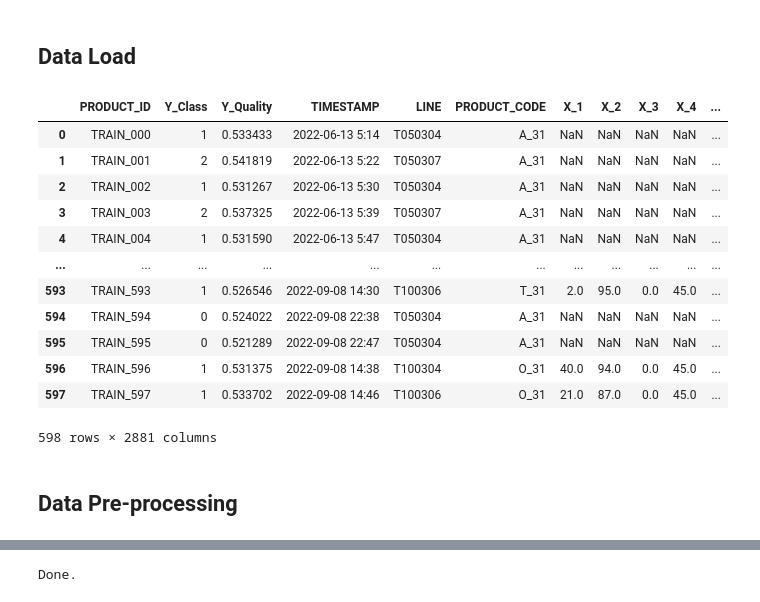
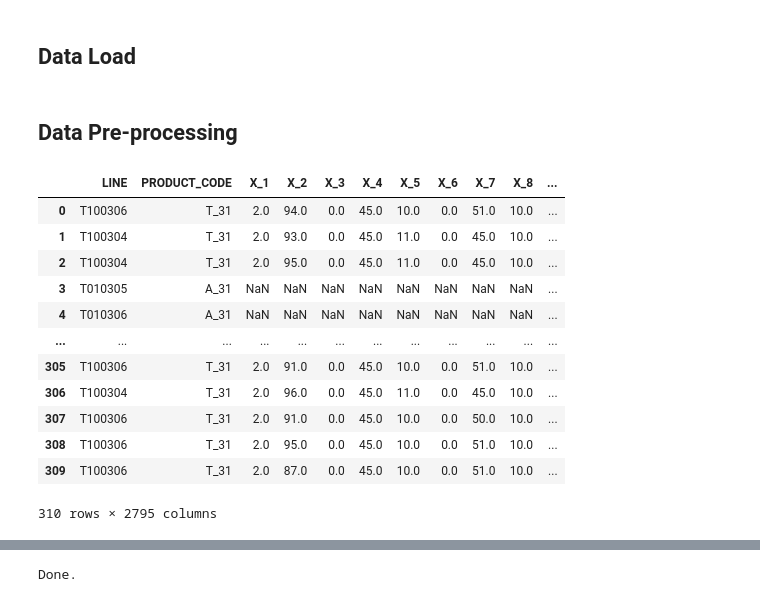
Before and after one commit to seoggu/hackerton_1, a Jupyter notebook: original copy.ipynb, the cells around one changed output, grey strips where cells are left out. Cells and saved outputs as stored; diff of their text form; code cells hidden in the pictures.

```diff
--- a/original copy.ipynb
+++ b/original copy.ipynb
@@ -20,29 +29,33 @@ seed_everything(37) # Seed 고정
 # %%
 train_df = pd.read_csv('./train.csv')
 test_df = pd.read_csv('./test.csv')
-# %%
-train_df
-# %% [output]
-|  | PRODUCT_ID | Y_Class | Y_Quality | TIMESTAMP | LINE | PRODUCT_CODE | X_1 | X_2 | X_3 | X_4 | ... |
-| 0 | TRAIN_000 | 1 | 0.533433 | 2022-06-13 5:14 | T050304 | A_31 | NaN | NaN | NaN | NaN | ... |
-| 1 | TRAIN_001 | 2 | 0.541819 | 2022-06-13 5:22 | T050307 | A_31 | NaN | NaN | NaN | NaN | ... |
-| 2 | TRAIN_002 | 1 | 0.531267 | 2022-06-13 5:30 | T050304 | A_31 | NaN | NaN | NaN | NaN | ... |
-| 3 | TRAIN_003 | 2 | 0.537325 | 2022-06-13 5:39 | T050307 | A_31 | NaN | NaN | NaN | NaN | ... |
-| 4 | TRAIN_004 | 1 | 0.531590 | 2022-06-13 5:47 | T050304 | A_31 | NaN | NaN | NaN | NaN | ... |
-| ... | ... | ... | ... | ... | ... | ... | ... | ... | ... | ... | ... |
-| 593 | TRAIN_593 | 1 | 0.526546 | 2022-09-08 14:30 | T100306 | T_31 | 2.0 | 95.0 | 0.0 | 45.0 | ... |
-| 594 | TRAIN_594 | 0 | 0.524022 | 2022-09-08 22:38 | T050304 | A_31 | NaN | NaN | NaN | NaN | ... |
-| 595 | TRAIN_595 | 0 | 0.521289 | 2022-09-08 22:47 | T050304 | A_31 | NaN | NaN | NaN | NaN | ... |
-| 596 | TRAIN_596 | 1 | 0.531375 | 2022-09-08 14:38 | T100304 | O_31 | 40.0 | 94.0 | 0.0 | 45.0 | ... |
-| 597 | TRAIN_597 | 1 | 0.533702 | 2022-09-08 14:46 | T100306 | O_31 | 21.0 | 87.0 | 0.0 | 45.0 | ... |
-598 rows × 2881 columns
 # %%
-train_x = train_df.drop(columns=['PRODUCT_ID', 'TIMESTAMP', 'Y_Class', 'Y_Quality','LINE'])
+train_x = train_df.drop(columns=['PRODUCT_ID', 'TIMESTAMP', 'Y_Class', 'Y_Quality'])
 train_y = train_df[['Y_Class']]
 
-test_x = test_df.drop(columns=['PRODUCT_ID', 'TIMESTAMP','LINE'])
+test_x = test_df.drop(columns=['PRODUCT_ID', 'TIMESTAMP'])
+
+f1_temp = train_y['Y_Class'].values
+f1_temp[f1_temp==2]=0
 # %% [markdown]
 ## Data Pre-processing
-# %%
-train_x = train_x.fillna(0)
-test_x = test_x.fillna(0)
+# %%
+all_nan_columns = train_x.loc[:,(train_x.isna() == True ).all(axis=0)].columns
+# train_x = train_x -train_x.loc[:,(train_x.isna() == True ).all(axis=0)]
+train_x = train_x.drop(columns=all_nan_columns )
+test_x = test_x.drop(columns=all_nan_columns)
+test_x
+# %% [output]
+|  | LINE | PRODUCT_CODE | X_1 | X_2 | X_3 | X_4 | X_5 | X_6 | X_7 | X_8 | ... |
+| 0 | T100306 | T_31 | 2.0 | 94.0 | 0.0 | 45.0 | 10.0 | 0.0 | 51.0 | 10.0 | ... |
+| 1 | T100304 | T_31 | 2.0 | 93.0 | 0.0 | 45.0 | 11.0 | 0.0 | 45.0 | 10.0 | ... |
+| 2 | T100304 | T_31 | 2.0 | 95.0 | 0.0 | 45.0 | 11.0 | 0.0 | 45.0 | 10.0 | ... |
+| 3 | T010305 | A_31 | NaN | NaN | NaN | NaN | NaN | NaN | NaN | NaN | ... |
+| 4 | T010306 | A_31 | NaN | NaN | NaN | NaN | NaN | NaN | NaN | NaN | ... |
+| ... | ... | ... | ... | ... | ... | ... | ... | ... | ... | ... | ... |
+| 305 | T100306 | T_31 | 2.0 | 91.0 | 0.0 | 45.0 | 10.0 | 0.0 | 51.0 | 10.0 | ... |
+| 306 | T100304 | T_31 | 2.0 | 96.0 | 0.0 | 45.0 | 11.0 | 0.0 | 45.0 | 10.0 | ... |
+| 307 | T100306 | T_31 | 2.0 | 91.0 | 0.0 | 45.0 | 10.0 | 0.0 | 50.0 | 10.0 | ... |
+| 308 | T100306 | T_31 | 2.0 | 95.0 | 0.0 | 45.0 | 10.0 | 0.0 | 51.0 | 10.0 | ... |
+| 309 | T100306 | T_31 | 2.0 | 87.0 | 0.0 | 45.0 | 10.0 | 0.0 | 51.0 | 10.0 | ... |
+310 rows × 2795 columns
```
Also changed, not shown: parts of 49 cells of this notebook.
